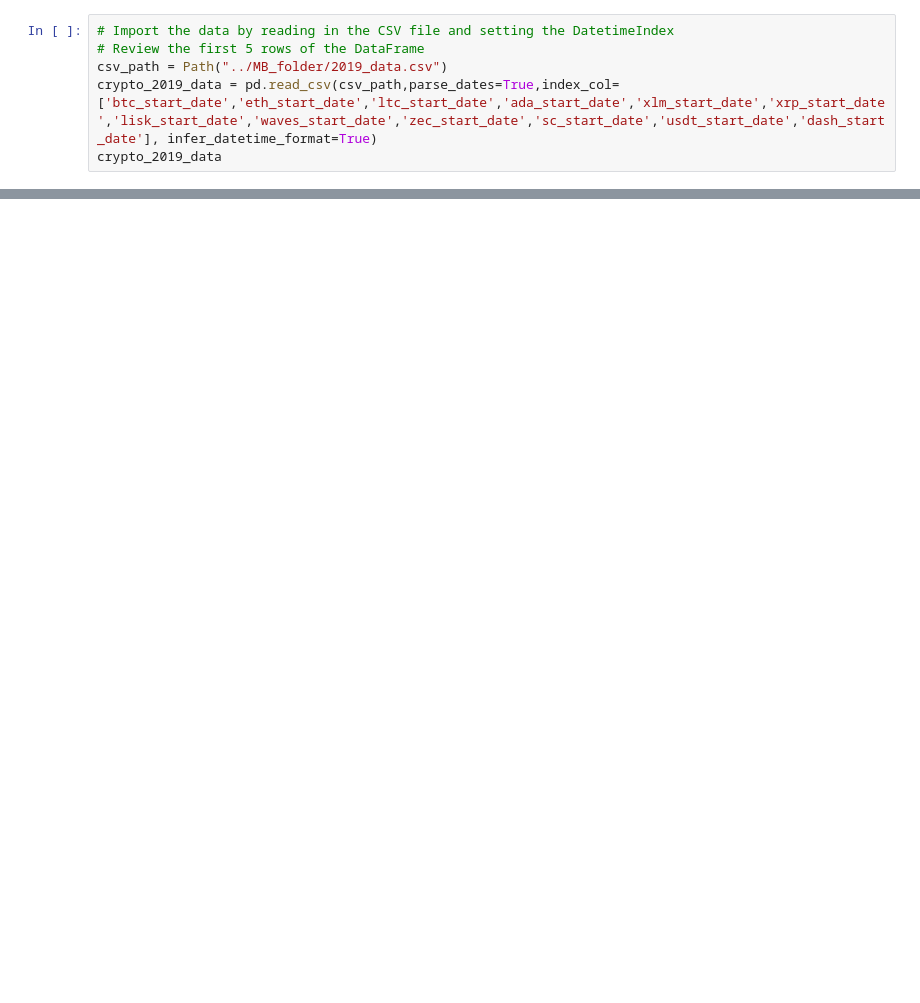
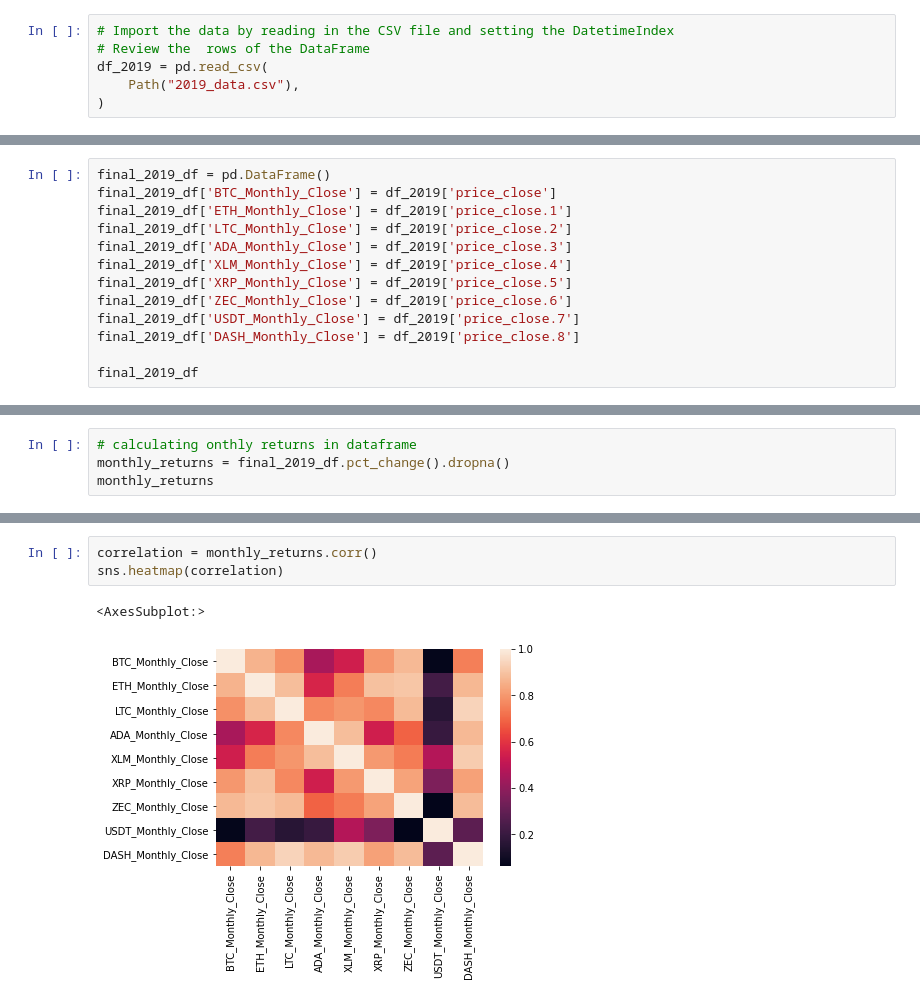
Before and after one commit to nathanduft44/Crypto_Corrisk, a Jupyter notebook: AM_workspace/Analysis 2019.ipynb, the cells around one changed output, grey strips where cells are left out. Cells and saved outputs as stored; diff of their text form; blank space fills up the shorter version.

```diff
--- a/AM_workspace/Analysis 2019.ipynb
+++ b/AM_workspace/Analysis 2019.ipynb
@@ -7,6 +8,6 @@ import pandas as pd
 # %%
 # Import the data by reading in the CSV file and setting the DatetimeIndex
-# Review the first 5 rows of the DataFrame
-csv_path = Path("../MB_folder/2019_data.csv")
-crypto_2019_data = pd.read_csv(csv_path,parse_dates=True,index_col=['btc_start_date','eth_start_date','ltc_start_date','ada_start_date','xlm_start_date','xrp_start_date','lisk_start_date','waves_start_date','zec_start_date','sc_start_date','usdt_start_date','dash_start_date'], infer_datetime_format=True)
-crypto_2019_data
+# Review the  rows of the DataFrame
+df_2019 = pd.read_csv(
+    Path("2019_data.csv"),
+)
@@ -43,0 +41,13 @@ Name: price_close, dtype: float64
+# %%
+final_2019_df = pd.DataFrame()
+final_2019_df['BTC_Monthly_Close'] = df_2019['price_close']
+final_2019_df['ETH_Monthly_Close'] = df_2019['price_close.1']
+final_2019_df['LTC_Monthly_Close'] = df_2019['price_close.2']
+final_2019_df['ADA_Monthly_Close'] = df_2019['price_close.3']
+final_2019_df['XLM_Monthly_Close'] = df_2019['price_close.4']
+final_2019_df['XRP_Monthly_Close'] = df_2019['price_close.5']
+final_2019_df['ZEC_Monthly_Close'] = df_2019['price_close.6']
+final_2019_df['USDT_Monthly_Close'] = df_2019['price_close.7']
+final_2019_df['DASH_Monthly_Close'] = df_2019['price_close.8']
+
+final_2019_df
@@ -43,0 +68,4 @@ Name: price_close, dtype: float64
+# %%
+# calculating onthly returns in dataframe
+monthly_returns = final_2019_df.pct_change().dropna()
+monthly_returns
@@ -43,0 +145,6 @@ Name: price_close, dtype: float64
+# %%
+correlation = monthly_returns.corr()
+sns.heatmap(correlation)
+# %% [output]
+<AxesSubplot:>
+[figure, added]
```
Also changed, not shown: parts of 13 cells of this notebook, 1 other file.
